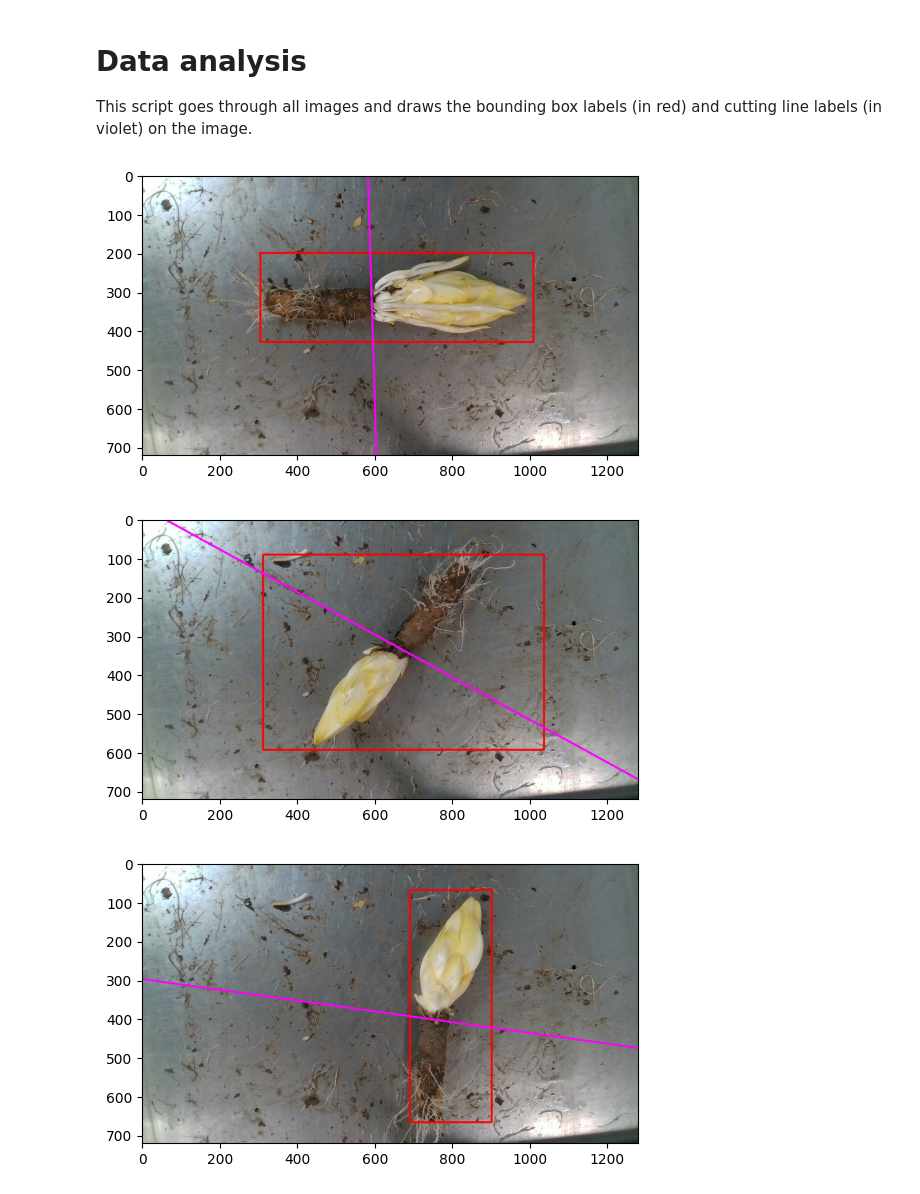
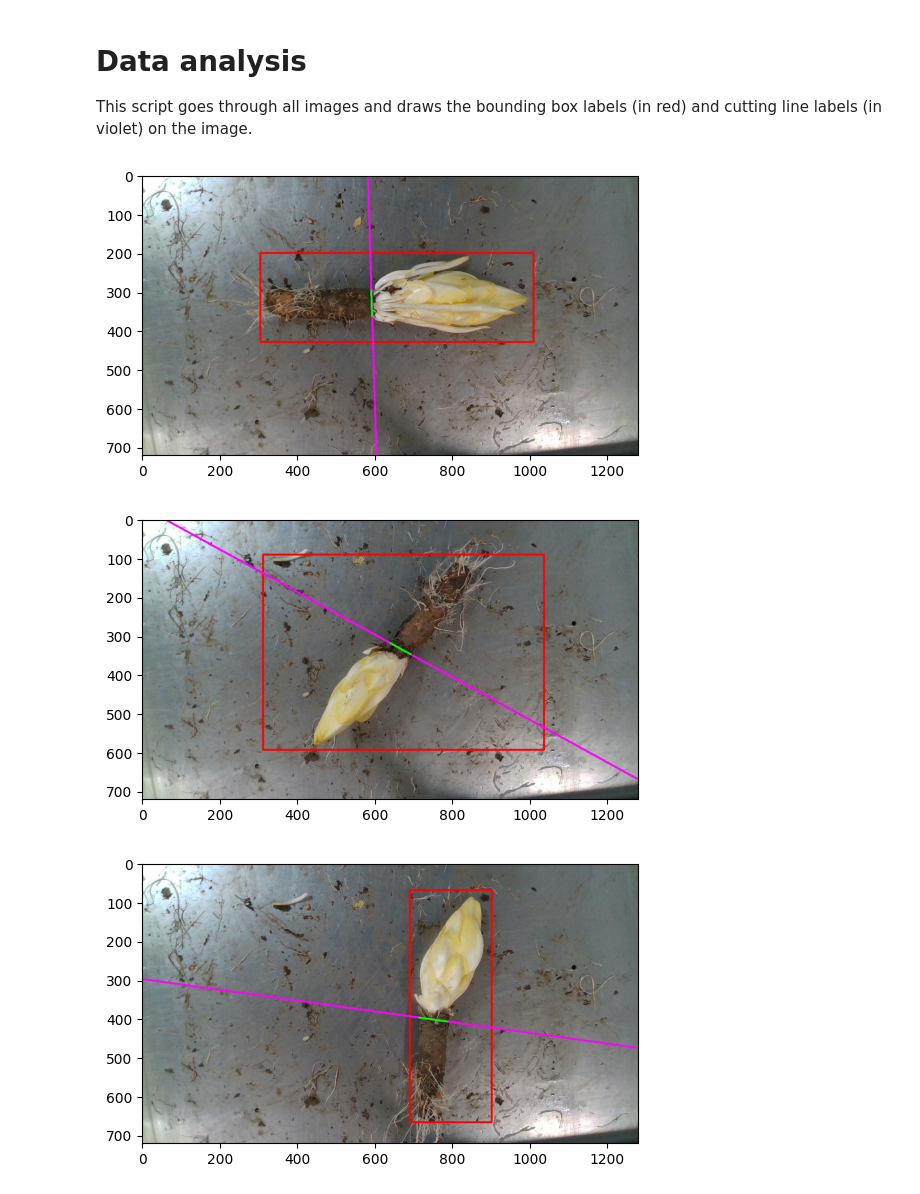
Before and after one commit to MatthiasDR96/cutting_line_detection, a Jupyter notebook: _build/jupyter_execute/notebooks/1_data_analysis.ipynb, the cells around one changed output. Drawn from its saved outputs; the diff is of its cells as text; code cells hidden in the pictures.

```diff
--- a/_build/jupyter_execute/notebooks/1_data_analysis.ipynb
+++ b/_build/jupyter_execute/notebooks/1_data_analysis.ipynb
@@ -17,36 +17,36 @@ for img_path in img_paths[:10]:
 
 	# Read image
 	im = cv2.imread(img_path)
 	im = cv2.cvtColor(im, cv2.COLOR_BGR2RGB)
 	height, width, depth = im.shape
 
 	# Get label
 	key = img_path.split('\\')[-1].split('.')[0]
 	label_file = open("../data/labels/" + key + ".txt", "r")
 	labeldata = label_file.read().split(" ")
 	line_label = np.array([float(labeldata[4]), float(labeldata[5]), float(labeldata[6]), float(labeldata[7])])
 
 	# Draw ground truth rectangle in red
 	cv2.rectangle(im, (int(labeldata[0]), int(labeldata[1])), (int(labeldata[2]), int(labeldata[3])), (255, 0, 0), 3)
 
-	# Draw ground truth cutting line (based on two points) in green
-	cv2.line(im, (int(line_label[0]), int(line_label[1])), (int(line_label[2]), int(line_label[3])), (0, 255, 0), 3)
-
 	# Convert line points to a slope and an intercept
 	a = 0 if (line_label[2] - line_label[0]) == 0 else (line_label[3] - line_label[1]) / (line_label[2] - line_label[0])
 	b = line_label[1] - a*line_label[0]
 
 	# Create line points
 	start_point = (0, int(a*0 + b))
 	end_point = (int(width), int(a*width + b))
 
 	# Draw the extended line in violet
 	im = cv2.line(im, start_point, end_point, color=(255, 0, 255), thickness=4)
 
+	# Draw ground truth cutting line (based on two points) in green
+	cv2.line(im, (int(line_label[0]), int(line_label[1])), (int(line_label[2]), int(line_label[3])), (0, 255, 0), 4)
+
 	# Show the image
 	plt.imshow(im)
 	plt.show()
 # %% [output]
-[figure, old version]
+[figure, new version]
-[figure, old version]
+[figure, new version]
-[figure, old version]
+[figure, new version]
```
Also changed, not shown: parts of 1 cell of this notebook, 47 other files.
